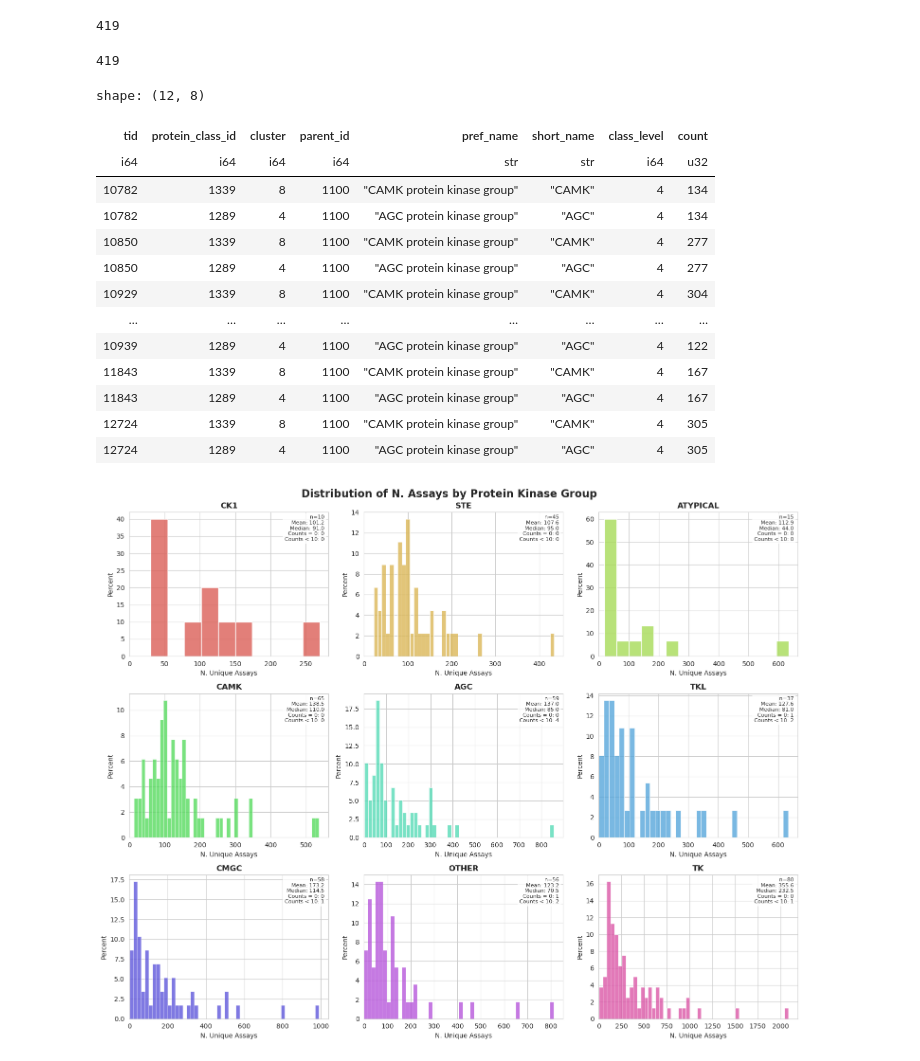
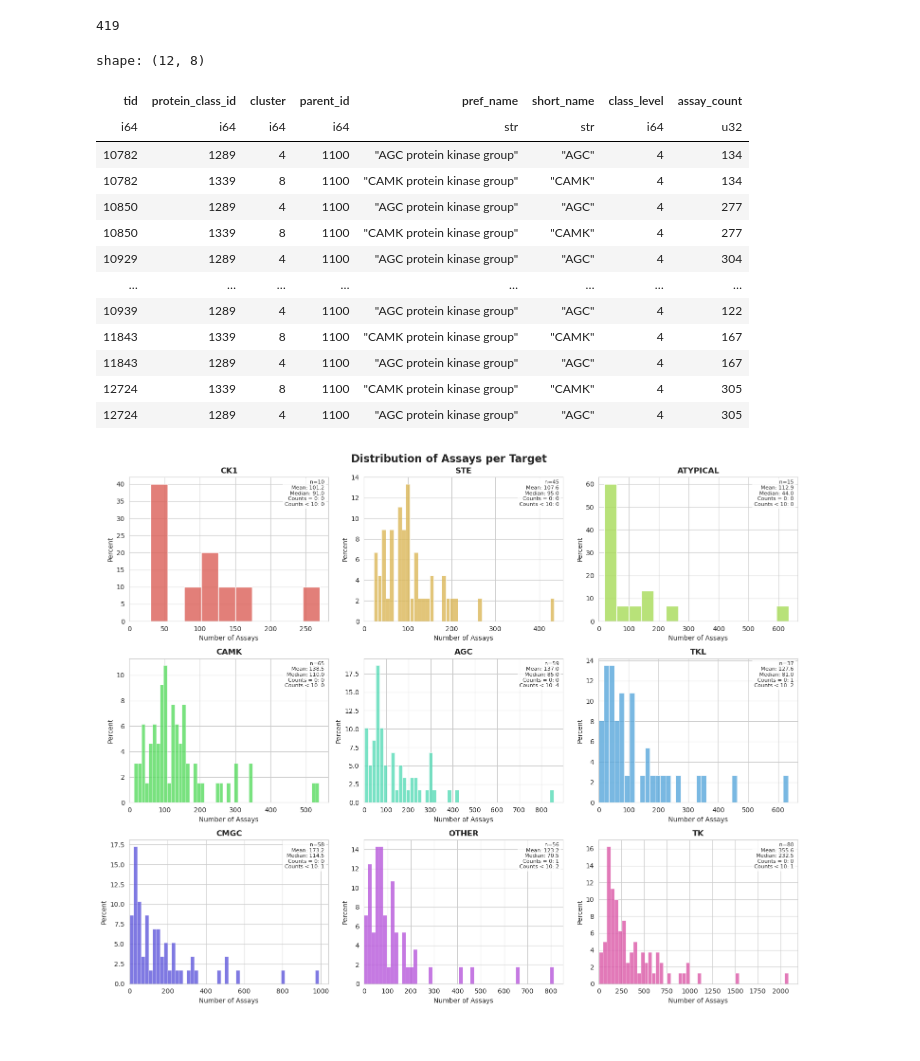
Before and after one commit to Jack-42/ligandActivityAnalysis, a Jupyter notebook: notebooks/exploratory_analysis.ipynb, the cells around one changed output. Cells and saved outputs as stored; diff of their text form; code cells hidden in the pictures.

Commit message:
add additional plots, consolidate creation of multiple scatterplots

```diff
--- a/notebooks/exploratory_analysis.ipynb
+++ b/notebooks/exploratory_analysis.ipynb
@@ -457,20 +591,19 @@ ta_df = ta_df.with_columns(
     .otherwise(ta_df["count"]).alias("count")
 )
 ta_df = ta_df.unique()
-ta_df["tid"].n_unique()
+ta_df = ta_df.rename({"count": "assay_count"})
+assert ta_df["tid"].n_unique() == target_cluster_df["tid"].n_unique()
-# %% [output]
-419
 # %%
 ta_df.filter(ta_df["tid"].is_duplicated()).sort(by="tid")
 # %% [output]
 shape: (12, 8)
-| tid | protein_class_id | cluster | parent_id | pref_name | short_name | class_level | count |
+| tid | protein_class_id | cluster | parent_id | pref_name | short_name | class_level | assay_count |
 | i64 | i64 | i64 | i64 | str | str | i64 | u32 |
+| 10782 | 1289 | 4 | 1100 | "AGC protein kinase group" | "AGC" | 4 | 134 |
 | 10782 | 1339 | 8 | 1100 | "CAMK protein kinase group" | "CAMK" | 4 | 134 |
-| 10782 | 1289 | 4 | 1100 | "AGC protein kinase group" | "AGC" | 4 | 134 |
+| 10850 | 1289 | 4 | 1100 | "AGC protein kinase group" | "AGC" | 4 | 277 |
 | 10850 | 1339 | 8 | 1100 | "CAMK protein kinase group" | "CAMK" | 4 | 277 |
-| 10850 | 1289 | 4 | 1100 | "AGC protein kinase group" | "AGC" | 4 | 277 |
-| 10929 | 1339 | 8 | 1100 | "CAMK protein kinase group" | "CAMK" | 4 | 304 |
+| 10929 | 1289 | 4 | 1100 | "AGC protein kinase group" | "AGC" | 4 | 304 |
 | … | … | … | … | … | … | … | … |
 | 10939 | 1289 | 4 | 1100 | "AGC protein kinase group" | "AGC" | 4 | 122 |
 | 11843 | 1339 | 8 | 1100 | "CAMK protein kinase group" | "CAMK" | 4 | 167 |
@@ -479,46 +612,7 @@ shape: (12, 8)
 | 12724 | 1289 | 4 | 1100 | "AGC protein kinase group" | "AGC" | 4 | 305 |
 # %%
 # plot distribution of assays per target, color-coded by group membership
-sns.set_style("whitegrid")
-
-cluster_info = ta_df.select(['cluster', 'short_name']).unique().sort('cluster')
-clusters = cluster_info['cluster'].to_list()
-short_names = cluster_info['short_name'].to_list()
-
-fig, axes = plt.subplots(3, 3, figsize=(15, 12))
-fig.suptitle('Distribution of N. Assays by Protein Kinase Group', fontsize=16, fontweight='bold')
-
-axes_flat = axes.flatten()
-colors = sns.color_palette("hls", len(cluster_order))
-min_count = 0
-
-for i, short_name in enumerate(cluster_order):
-    cluster_data = ta_df.filter(pl.col('short_name') == short_name)
-    counts = cluster_data['count'].to_numpy()
-
-    ax = axes_flat[i]
-    n_bins = min(len(counts), 50)
-    sns.histplot(data=counts, bins=n_bins, stat="percent", ax=ax, alpha=0.8, color=colors[i])
-
-    ax.set_title(f'{short_name}', fontweight='bold')
-    ax.set_xbound(lower=min_count)
-    ax.set_xlabel('N. Unique Assays')
-    ax.set_ylabel('Percent')
-
-    mean_count = np.mean(counts)
-    median_count = np.median(counts)
-    zero_count = (counts == 0).sum()
-    lt10_count = (counts < 10).sum()
-    n_samples = len(counts)
-
-    stats_text = f'n={n_samples}\nMean: {mean_count:.1f}\nMedian: {median_count:.1f}\nCounts = 0: {zero_count}\nCounts < 10: {lt10_count}'
-    ax.text(0.98, 0.98, stats_text, transform=ax.transAxes,
-            verticalalignment='top', horizontalalignment='right',
-            bbox=dict(boxstyle='round', facecolor='white', alpha=0.8),
-            fontsize=8)
-
-# Adjust layout to prevent overlap
-plt.tight_layout()
-plt.show()
+title = "Distribution of Assays per Target"
+plot_multi_hist(ta_df, cluster_order, count_col="assay_count", xlabel="Number of Assays", title=title)
 # %% [output]
-[figure, old version]
+[figure, new version]
```
Also changed, not shown: parts of 21 cells of this notebook, 1 other file.
